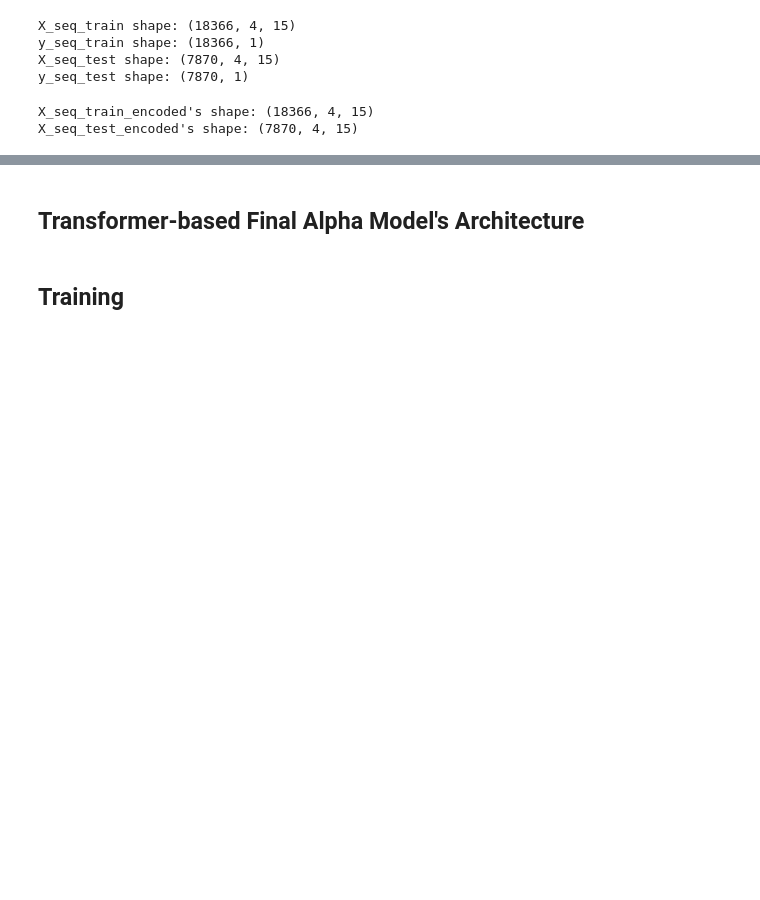
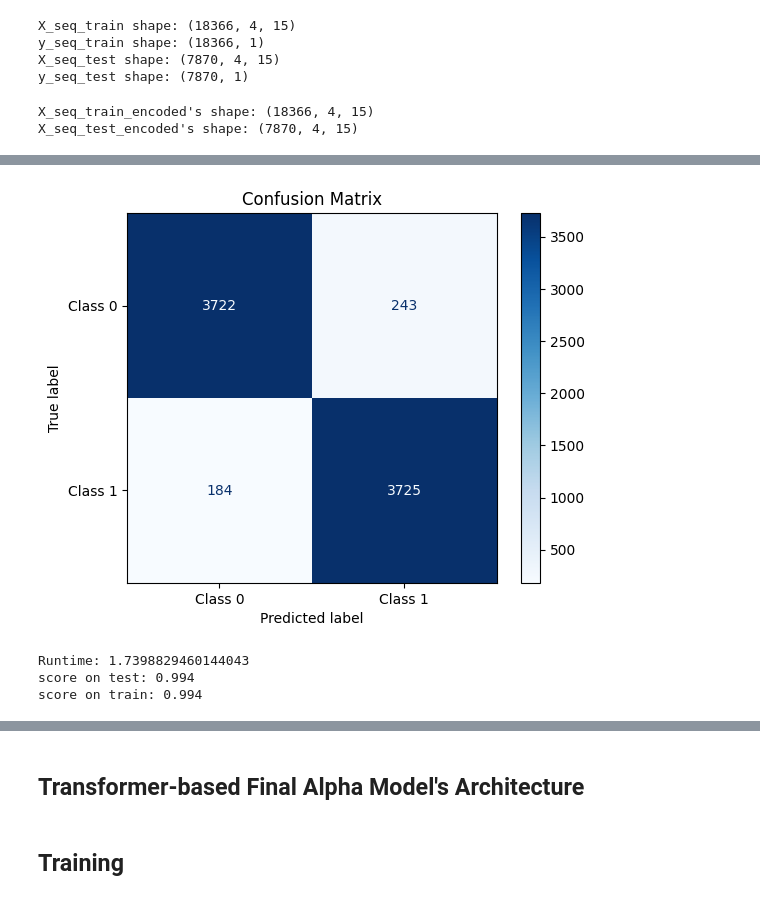
Before and after one commit to NKHon831/CryptoPi, a Jupyter notebook: notebook/pretrained-transformer.ipynb, the cells around one changed output, grey strips where cells are left out. Saved outputs shown, nothing was run; the diff lists cells and outputs as text; code cells hidden in the pictures; blank space fills up the shorter version.

```diff
--- a/notebook/pretrained-transformer.ipynb
+++ b/notebook/pretrained-transformer.ipynb
@@ -583,0 +642,29 @@ X_seq_test_encoded's shape: (7870, 4, 15)
+# %%
+# Generate confusion matrix
+cm = confusion_matrix(y_test, LR_preds.astype(int))
+
+# Display confusion matrix
+cm_display = ConfusionMatrixDisplay(confusion_matrix=cm, display_labels=["Class 0", "Class 1"])  # Modify display labels if needed
+cm_display.plot(cmap=plt.cm.Blues)  # You can change the colormap if you like
+plt.title('Confusion Matrix')
+plt.show()
+# %% [output]
+[figure, added]
+# %%
+svm = LinearSVC(C = 100)
+
+start_svm = time.time()
+svm.fit(X_train, y_train)
+end_svm = time.time()
+svm_runtime = end_svm - start_svm
+
+# Predict
+svm_preds = svm.predict(X_test)
+
+print('Runtime:',svm_runtime)
+print("score on test: %.3f" % svm.score(X_test, y_test))
+print("score on train: %.3f" % svm.score(X_train, y_train))
+# %% [output]
+Runtime: 1.7398829460144043
+score on test: 0.994
+score on train: 0.994
```
Also changed, not shown: parts of 11 cells of this notebook, 1 other file.
